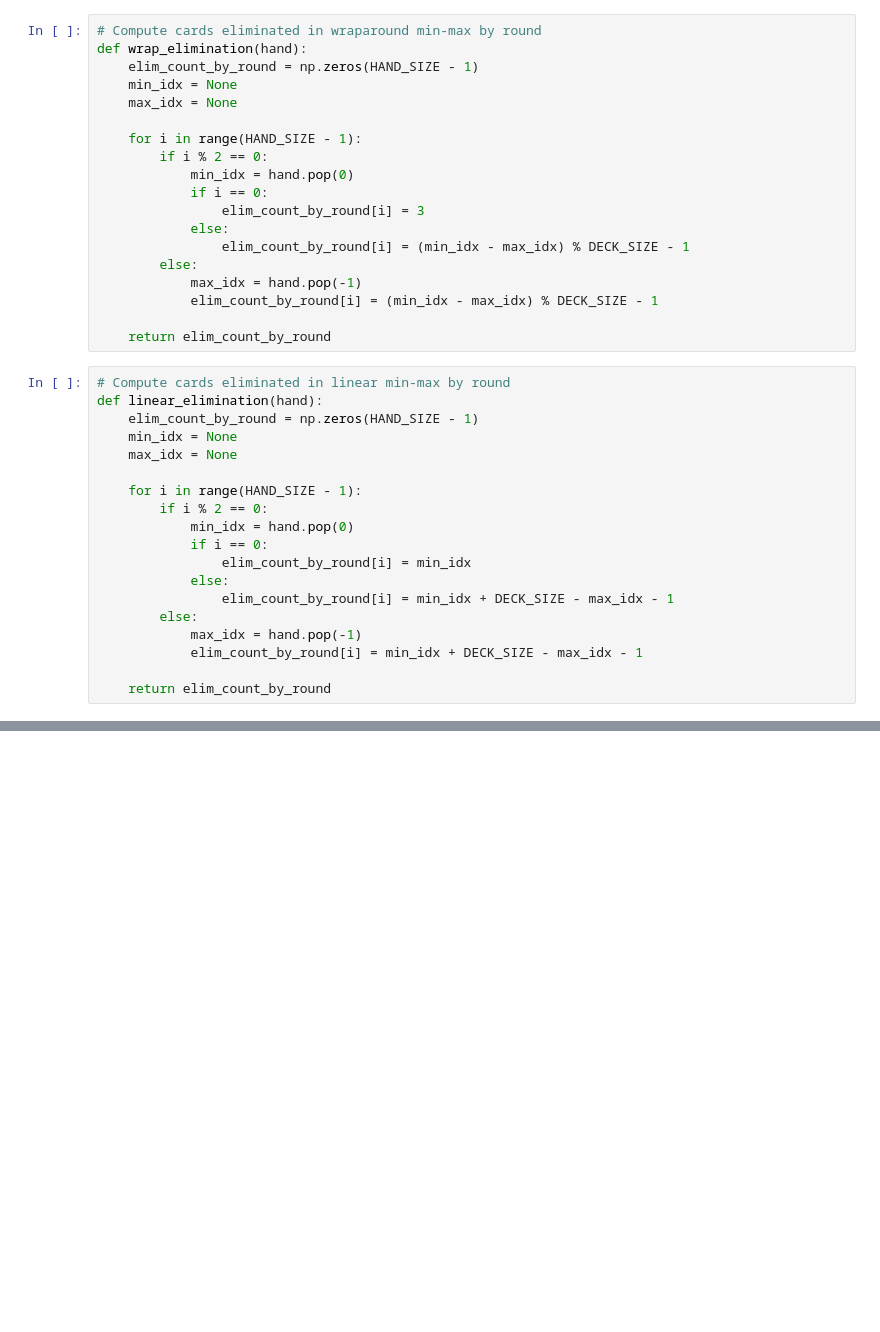
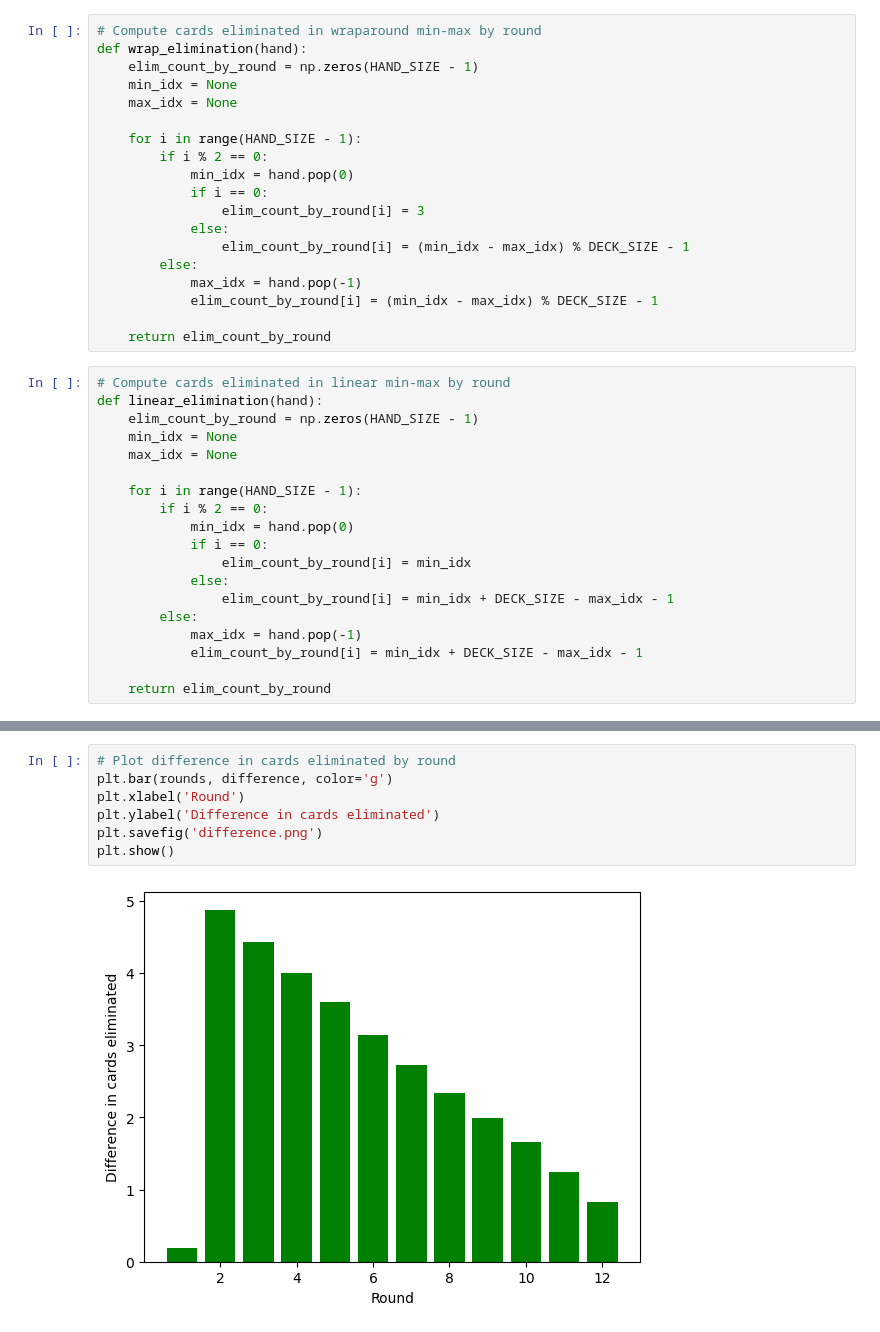
Before and after one commit to ArmanOzcan18/Guess-My-Hand, a Jupyter notebook: teams/wrap_analysis.ipynb, the cells around one changed output, grey strips where cells are left out. Cells and saved outputs as stored; diff of their text form; blank space fills up the shorter version.

```diff
--- a/teams/wrap_analysis.ipynb
+++ b/teams/wrap_analysis.ipynb
@@ -138,0 +154,9 @@ Difference: [0.2437 5.0475 4.6307 4.1574 3.8199 3.3885 3.0119 2.5317 2.1334 1.68
+# %%
+# Plot difference in cards eliminated by round
+plt.bar(rounds, difference, color='g')
+plt.xlabel('Round')
+plt.ylabel('Difference in cards eliminated')
+plt.savefig('difference.png')
+plt.show()
+# %% [output]
+[figure, added]
```
Also changed, not shown: parts of 5 cells of this notebook, 2 other files.
